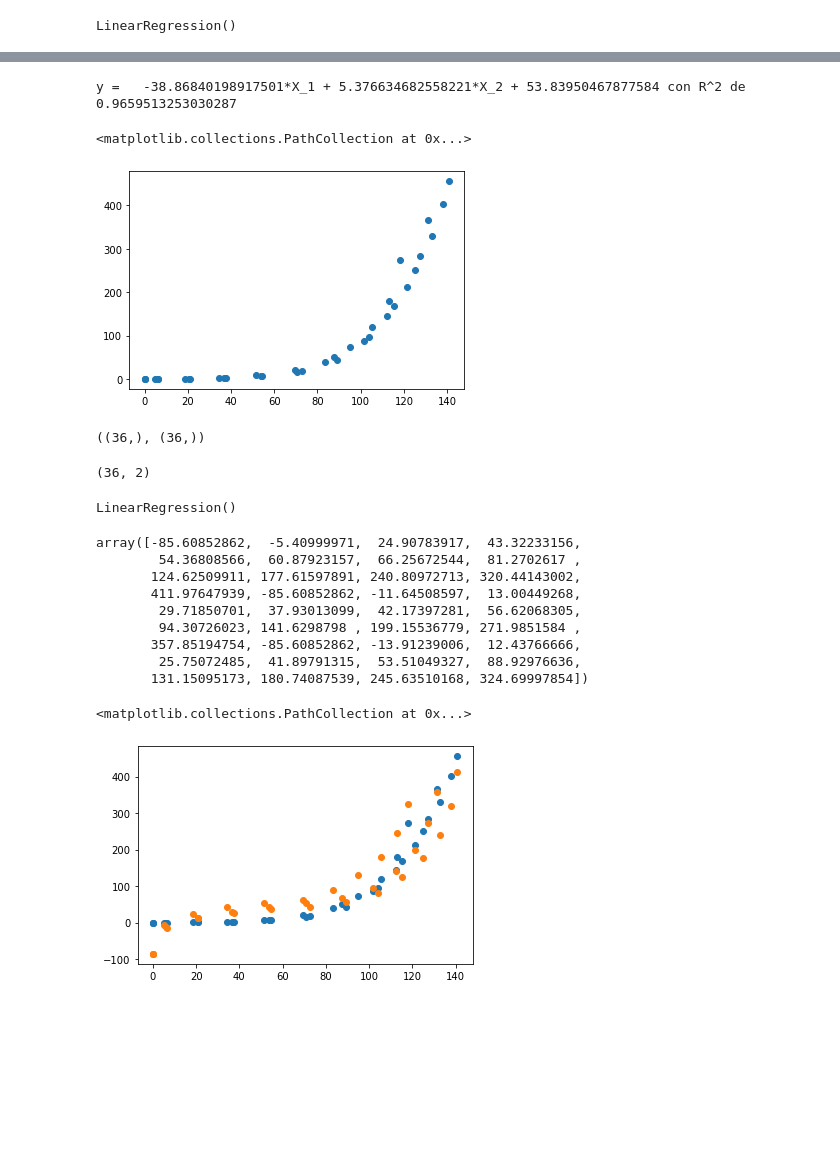
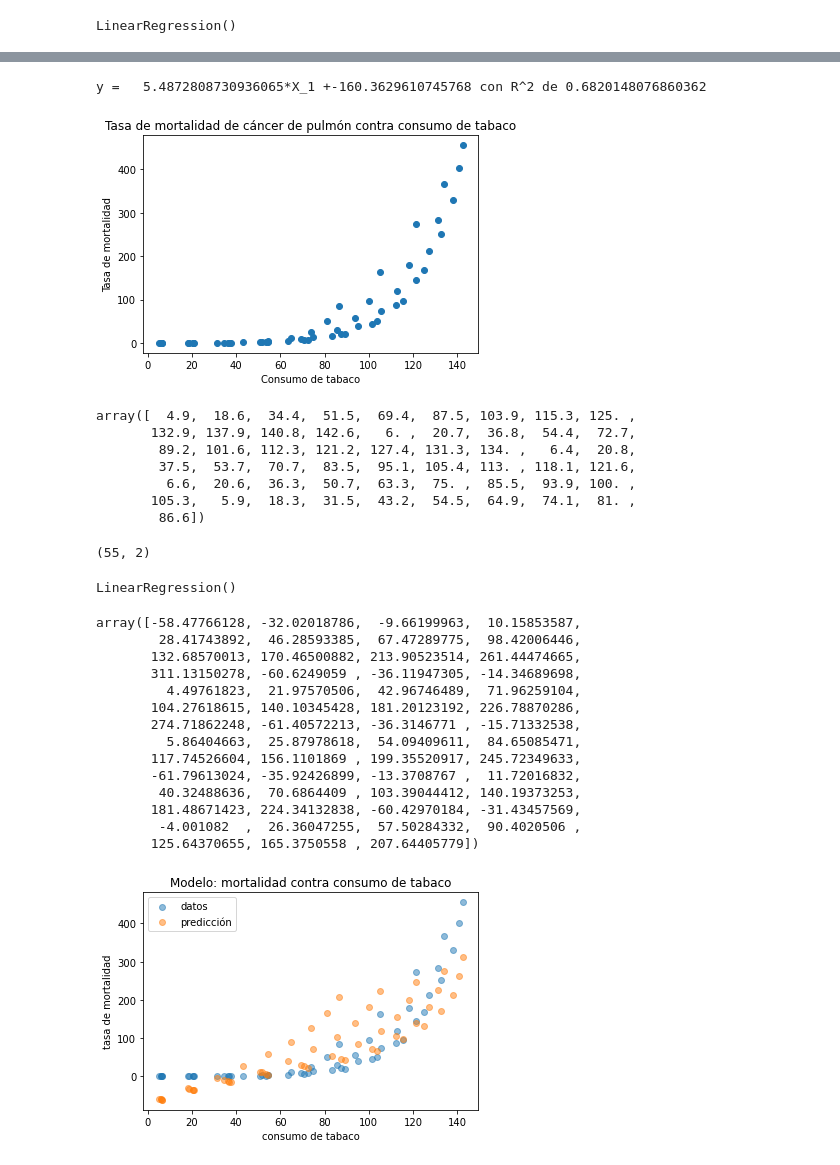
Before and after one commit to MiguelPerilla2233/Problema1, a Jupyter notebook: Taller1.ipynb, the cells around one changed output, grey strips where cells are left out. Drawn from its saved outputs; the diff is of its cells as text; code cells hidden in the pictures; blank space fills up the shorter version.

```diff
--- a/Taller1.ipynb
+++ b/Taller1.ipynb
@@ -42,8 +46,9 @@ _ = plt.scatter(x,y)
 # %%
 def get_suma(y):
     z = []
+    #z.append(y[0])
     for i in range(len(y)):
-        z.append(np.sum(y[0:i]))
+        z.append(np.sum(y[0:i+1]))
 
     return np.array(z)
 # %%
@@ -66,30 +71,40 @@ plt.plot(x, y_pred,'r')
 # %%
 score = lin.score(X, y)
-print("y =   {}*X_1 + {}*X_2 + {} con R^2 de {}".format(lin.coef_[0],lin.coef_[1],lin.intercept_,score))
+print("y =   {}*X_1 +{} con R^2 de {}".format(lin.coef_[0],lin.intercept_,score))
 # %% [output]
-y =   -38.86840198917501*X_1 + 5.376634682558221*X_2 + 53.83950467877584 con R^2 de 0.9659513253030287
+y =   5.4872808730936065*X_1 +-160.3629610745768 con R^2 de 0.6820148076860362
 # %%
-y1 = np.concatenate((gen_1["LCMR"],gen_2["LCMR"],gen_3["LCMR"]))
-x1 = np.concatenate((get_suma(gen_1["TC"]) , get_suma(gen_2["TC"]),get_suma(gen_3["TC"])))
-z = np.concatenate((gen_1["Edad"],gen_2["Edad"],gen_3['Edad']))
-w1 = np.array(gen_1["TC"])
+y1 = (np.concatenate((gen_1["LCMR"],gen_2["LCMR"],gen_3["LCMR"],gen_4["LCMR"],gen_5["LCMR"])))
+x1 = (np.concatenate((get_suma(gen_1["TC"]) , get_suma(gen_2["TC"]),get_suma(gen_3["TC"]),get_suma(gen_4["TC"]),get_suma(gen_5["TC"]))))
+z = (np.concatenate((gen_1["Edad"],gen_2["Edad"],gen_3['Edad'],gen_4['Edad'],gen_5['Edad'])))
+#w1 = np.array(gen_1["TC"])
+plt.scatter(x1,y1)
+#plt.scatter(z,x1)
 #plt.scatter(z,y1)
-#plt.scatter(z,x1)
-plt.scatter(x1,y1)
+plt.title("Tasa de mortalidad de cáncer de pulmón contra consumo de tabaco")
+plt.xlabel("Consumo de tabaco")
+plt.ylabel("Tasa de mortalidad")
+plt.savefig("TCVLC")
 # %% [output]
-<matplotlib.collections.PathCollection at 0x...>
-[figure, old version]
+[figure, new version]
 # %%
 reg = sklearn.linear_model.LinearRegression()
-x1.shape,y1.shape
+#get_suma(gen_3["TC"])
+x1
 # %% [output]
-((36,), (36,))
+array([  4.9,  18.6,  34.4,  51.5,  69.4,  87.5, 103.9, 115.3, 125. ,
+       132.9, 137.9, 140.8, 142.6,   6. ,  20.7,  36.8,  54.4,  72.7,
+        89.2, 101.6, 112.3, 121.2, 127.4, 131.3, 134. ,   6.4,  20.8,
+        37.5,  53.7,  70.7,  83.5,  95.1, 105.4, 113. , 118.1, 121.6,
+         6.6,  20.6,  36.3,  50.7,  63.3,  75. ,  85.5,  93.9, 100. ,
+       105.3,   5.9,  18.3,  31.5,  43.2,  54.5,  64.9,  74.1,  81. ,
+        86.6])
 # %%
 Z = np.array([x1,z]).T
 #Z = Z.reshape(2,12).T
 Z.shape
 # %% [output]
-(36, 2)
+(55, 2)
 # %%
 reg.fit(Z,y1)
 # %% [output]
@@ -98,18 +113,28 @@ LinearRegression()
 y_n1 = reg.predict(Z)
 y_n1
 # %% [output]
-array([-85.60852862,  -5.40999971,  24.90783917,  43.32233156,
-        54.36808566,  60.87923157,  66.25672544,  81.2702617 ,
-       124.62509911, 177.61597891, 240.80972713, 320.44143002,
-       411.97647939, -85.60852862, -11.64508597,  13.00449268,
-        29.71850701,  37.93013099,  42.17397281,  56.62068305,
-        94.30726023, 141.6298798 , 199.15536779, 271.9851584 ,
-       357.85194754, -85.60852862, -13.91239006,  12.43766666,
-        25.75072485,  41.89791315,  53.51049327,  88.92976636,
-       131.15095173, 180.74087539, 245.63510168, 324.69997854])
+array([-58.47766128, -32.02018786,  -9.66199963,  10.15853587,
+        28.41743892,  46.28593385,  67.47289775,  98.42006446,
+       132.68570013, 170.46500882, 213.90523514, 261.44474665,
+       311.13150278, -60.6249059 , -36.11947305, -14.34689698,
+         4.49761823,  21.97570506,  42.96746489,  71.96259104,
+       104.27618615, 140.10345428, 181.20123192, 226.78870286,
+       274.71862248, -61.40572213, -36.3146771 , -15.71332538,
+         5.86404663,  25.87978618,  54.09409611,  84.65085471,
+       117.74526604, 156.1101869 , 199.35520917, 245.72349633,
+       -61.79613024, -35.92426899, -13.3708767 ,  11.72016832,
+        40.32488636,  70.6864409 , 103.39044412, 140.19373253,
+       181.48671423, 224.34132838, -60.42970184, -31.43457569,
+        -4.001082  ,  26.36047255,  57.50284332,  90.4020506 ,
+       125.64370655, 165.3750558 , 207.64405779])
-# %%
-plt.scatter(x1, y1)
-plt.scatter(x1, y_n1)
-# %% [output]
-<matplotlib.collections.PathCollection at 0x...>
-[figure, removed]
+# %%
+plt.scatter(x1, y1,alpha=0.5, label ="datos")
+plt.scatter(x1, y_n1,alpha=0.5, label ="predicción")
+#plt.scatter(z,y_n1)
+plt.title("Modelo: mortalidad contra consumo de tabaco")
+plt.legend()
+plt.xlabel("consumo de tabaco")
+plt.ylabel("tasa de mortalidad")
+plt.savefig("ModeloTC")
+# %% [output]
+[figure, added]
```
Also changed, not shown: parts of 9 cells of this notebook, 2 other files.
